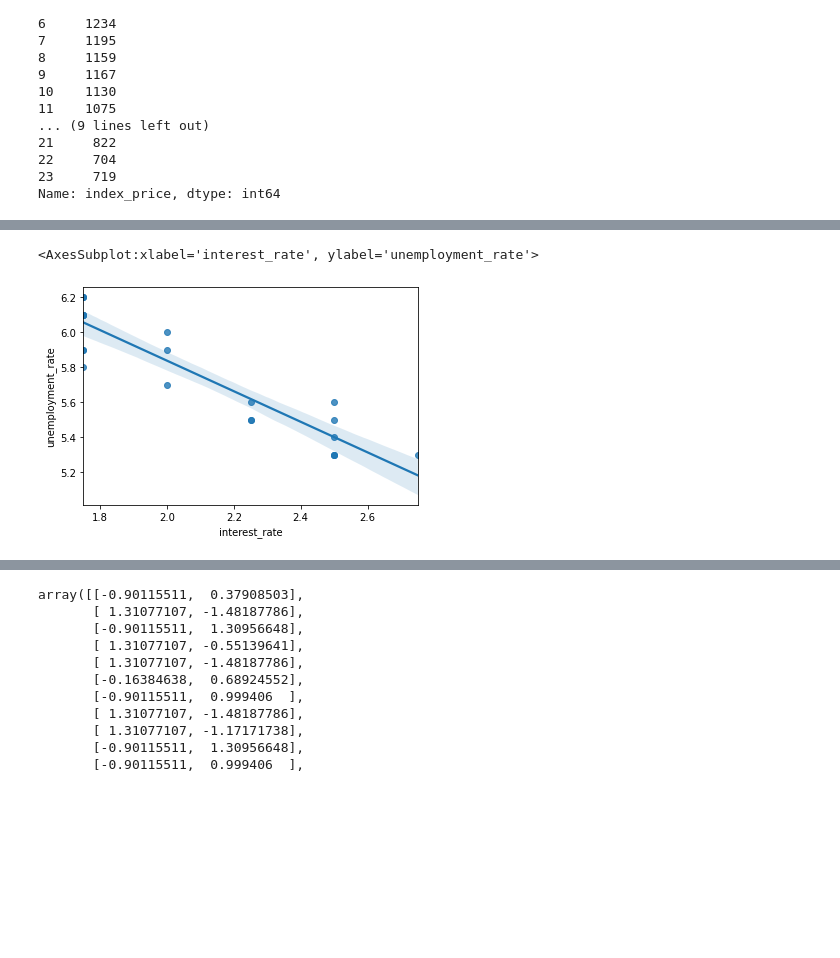
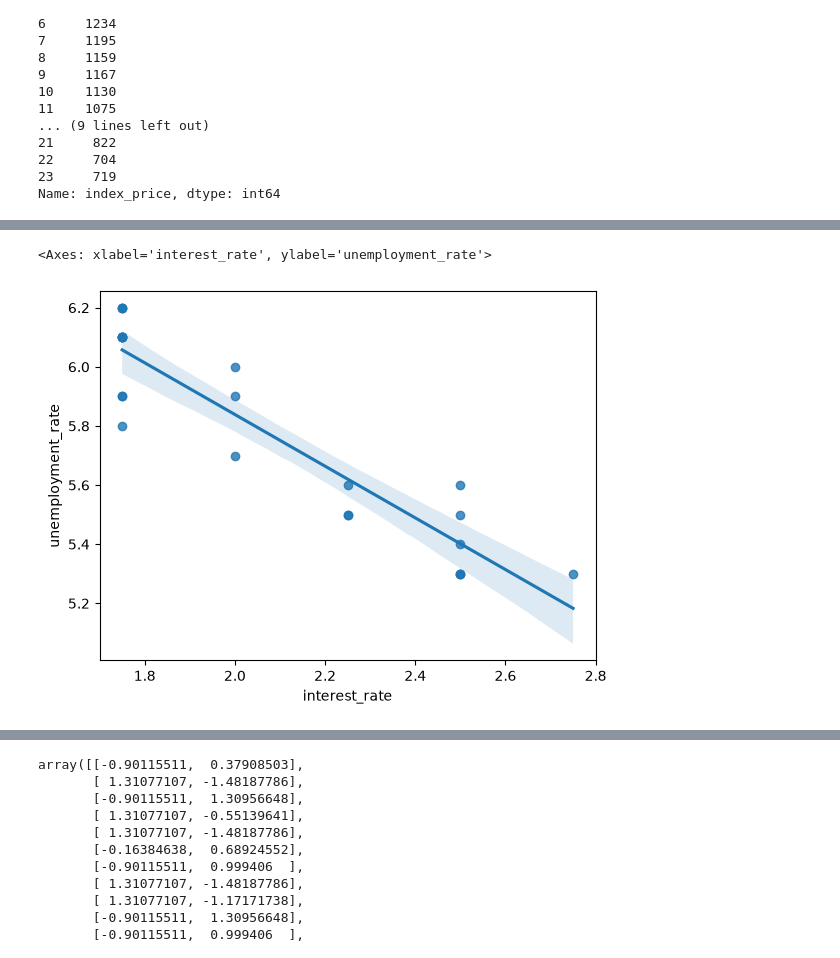
Before and after one commit to UdaySharmaGitHub/Machine-Learning-tutorials, a Jupyter notebook: 02 Complete Linear Regression/03 Multi Linear Regression (MLR)/03_MLR_Economic_index_dataset.ipynb, the cells around one changed output, grey strips where cells are left out. Drawn from its saved outputs; the diff is of its cells as text; code cells hidden in the pictures; blank space fills up the shorter version.

```diff
--- a/02 Complete Linear Regression/03 Multi Linear Regression (MLR)/03_MLR_Economic_index_dataset.ipynb
+++ b/02 Complete Linear Regression/03 Multi Linear Regression (MLR)/03_MLR_Economic_index_dataset.ipynb
@@ -4,7 +4,7 @@ import matplotlib.pyplot as plt
 import numpy as np
 %matplotlib inline
 # %%
-df_index=pd.read_csv("economic_index.csv")
+df_index=pd.read_csv("datasets/economic_index.csv")
 # %%
 df_index.head()
 # %% [output]
@@ -16,7 +16,8 @@ df_index.head()
 | 4 | 4 | 2017 | 8 | 2.50 | 5.4 | 1256 |
 # %%
 #drop unneccessary columns
-df_index.drop(columns=["Unnamed: 0","year","month"],axis=1,inplace=True)
+# df_new = df_index.drop(columns=["Unnamed: 0","year","month"],axis=1,inplace=True)
+df_index = df_index.drop(columns=["Unnamed: 0", "year", "month"], errors="ignore")
 # %%
 df_index.head()
 # %% [output]
@@ -102,6 +104,6 @@ TypeError: regplot() takes from 0 to 1 positional arguments but 2 were given
 # %%
-sns.regplot(df_index['interest_rate'],df_index['unemployment_rate'])
+sns.regplot(x=df_index['interest_rate'],y=df_index['unemployment_rate'])
 # %% [output]
-<AxesSubplot:xlabel='interest_rate', ylabel='unemployment_rate'>
+<Axes: xlabel='interest_rate', ylabel='unemployment_rate'>
-[figure, old version]
+[figure, new version]
 # %%
```
Also changed, not shown: parts of 10 cells of this notebook, 2 other files.
